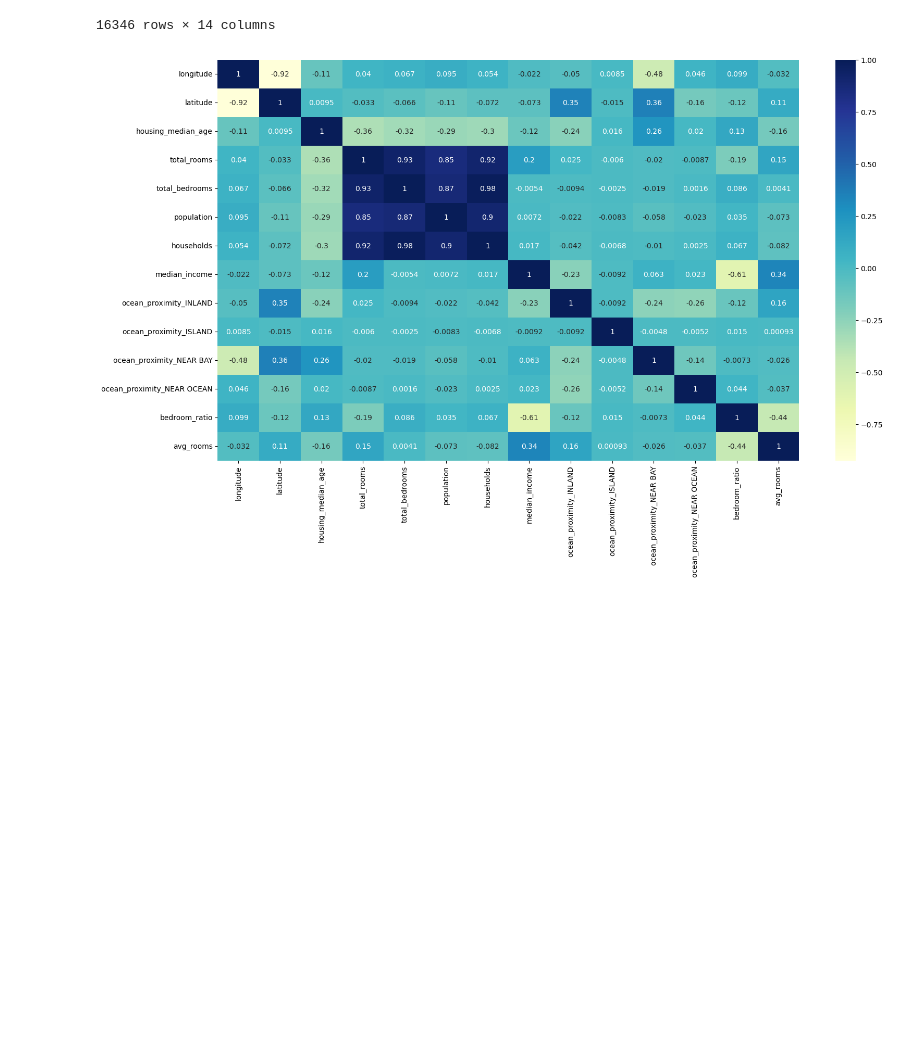
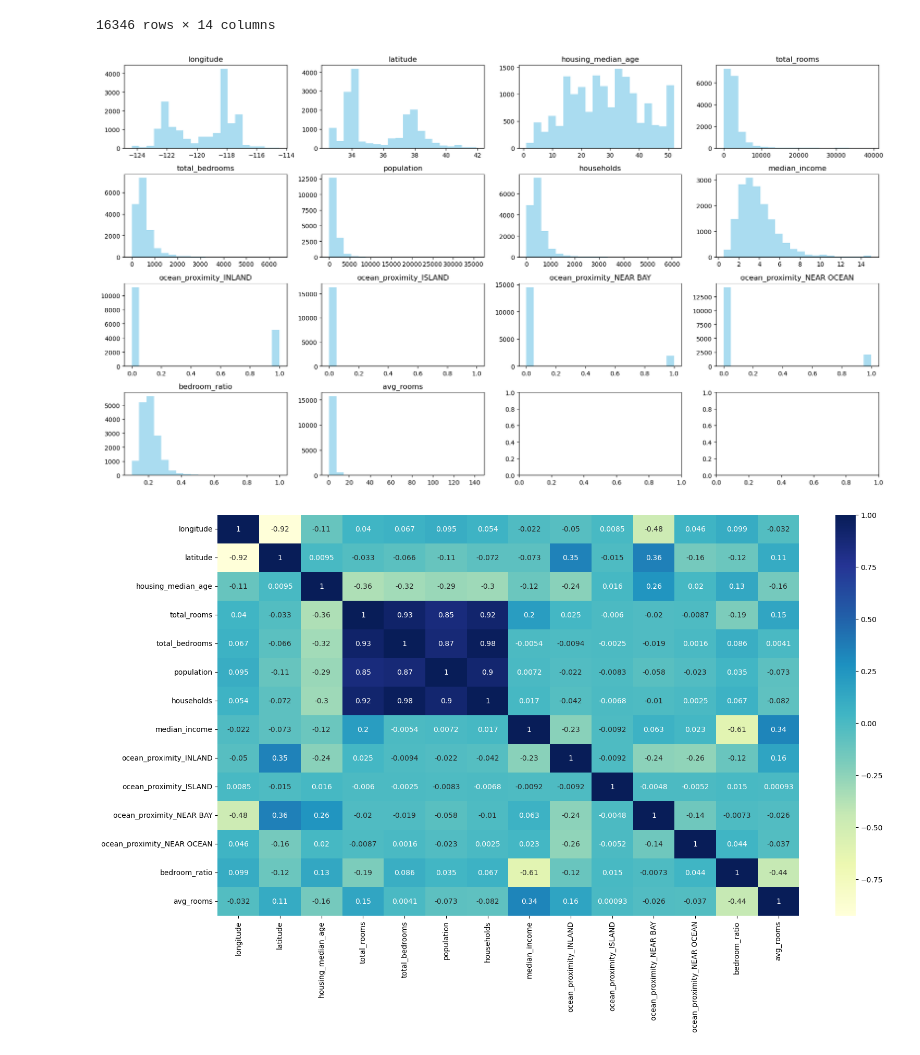
Before and after one commit to Elijah-Diekmann/ML-House-Price-Predictions, a Jupyter notebook: ML Project.ipynb, the cells around one changed output. Saved outputs shown, nothing was run; the diff lists cells and outputs as text; code cells hidden in the pictures; blank space fills up the shorter version.

```diff
--- a/ML Project.ipynb
+++ b/ML Project.ipynb
@@ -58,6 +58,23 @@ X_train
 | 866 | -122.04 | 37.57 | 12.0 | 5719.0 | 1064.0 | 3436.0 | 1057.0 | ... |
 | 15948 | -122.43 | 37.73 | 52.0 | 3602.0 | 738.0 | 2270.0 | 647.0 | ... |
 16346 rows × 14 columns
+# %%
+import matplotlib.pyplot as plt
+
+num_bins = 20
+
+fig, axes = plt.subplots(4, 4, figsize=(18, 10))
+
+axes = axes.ravel()
+
+for i, column in enumerate(X_train.columns):
+    axes[i].hist(X_train[column], bins=num_bins, color='skyblue', alpha=0.7)
+    axes[i].set_title(column)
+
+plt.tight_layout()
+plt.show()
+# %% [output]
+[figure, added]
 # %%
 plt.figure(figsize=(18, 10))
 sns.heatmap(X_train.corr(), annot=True, cmap='YlGnBu')
```
Also changed, not shown: parts of 2 cells of this notebook.
